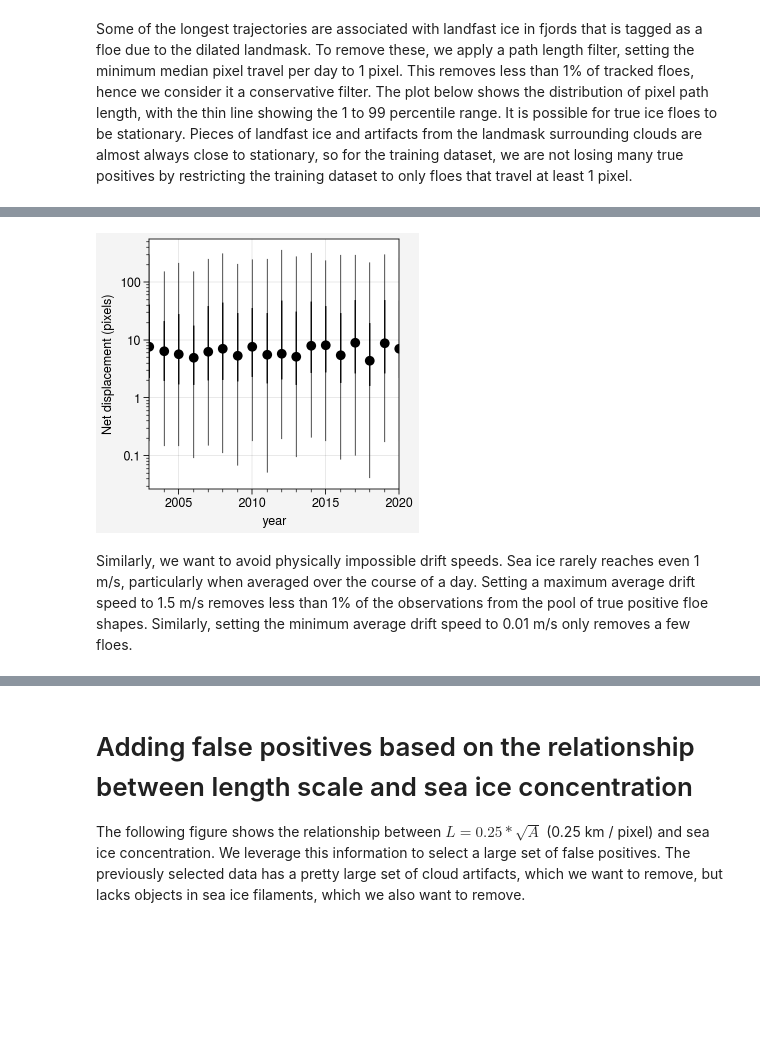
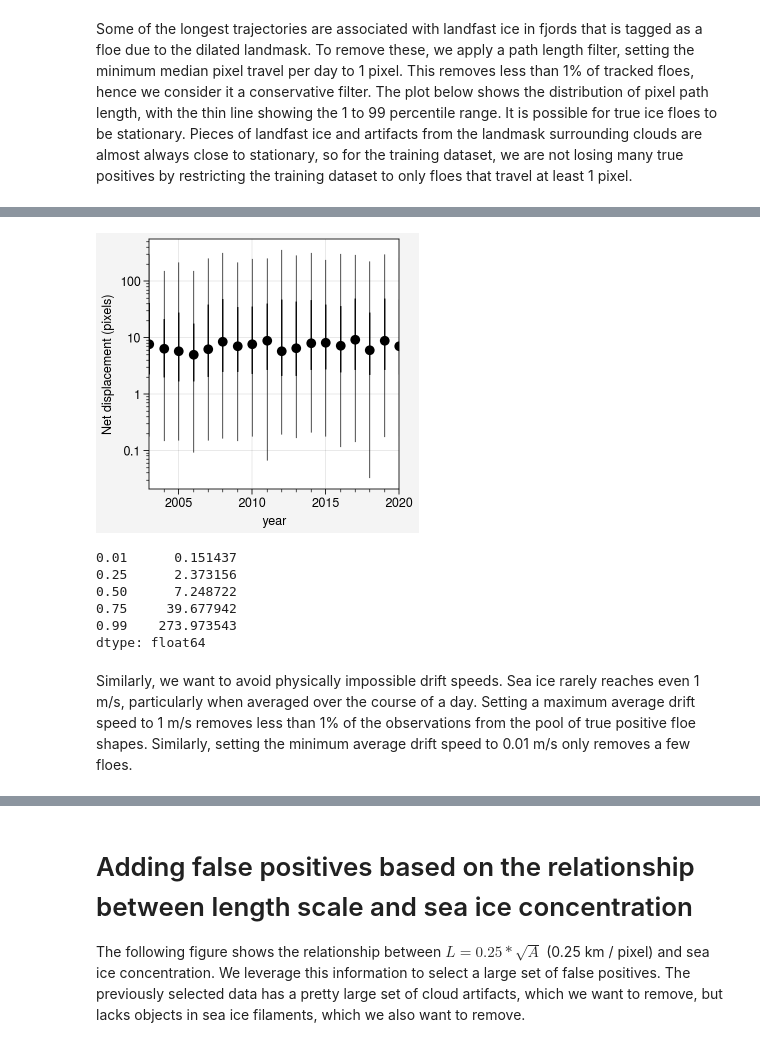
Before and after one commit to WilhelmusLab/process_fram_strait_v0, a Jupyter notebook: notebooks/logistic_regression_classifier.ipynb, the cells around one changed output, grey strips where cells are left out. Cells and saved outputs as stored; diff of their text form; code cells hidden in the pictures; blank space fills up the shorter version.

```diff
--- a/notebooks/logistic_regression_classifier.ipynb
+++ b/notebooks/logistic_regression_classifier.ipynb
@@ -39,6 +39,7 @@ warnings.simplefilter('ignore')
 ift_dfs = {}
 for year in range(2003, 2021):
     ift_df = pd.read_csv('../data/temp/floe_properties_brightness/ift_floe_properties_with_pixel_brightness_{y}.csv'.format(y=year))
+    ift_df = ift_df.loc[(ift_df.nsidc_sic <= 1.0) & ift_df.x_stere.notnull()]
     ift_df['datetime'] = pd.to_datetime(ift_df['datetime'])
     ift_df['circularity'] = 4*np.pi*ift_df['area']/ift_df['perimeter']**2
     # Scale the pixel brightness data to 0-1
@@ -63,8 +64,11 @@ def estimated_mean_speed(floe_df):
 # %%
+%%time
 # Calculate the 1st percentile range for the median pixel path length for identified floes
 fig, ax = pplt.subplots()
+net_px = []
 for year in ift_dfs:
     pls = ift_dfs[year].groupby('floe_id').apply(net_displacement_pixels)
+    net_px.append(pls)
     ax.plot([year, year], pls.quantile([0.01, 0.99]), lw=0.5, marker='', color='k')
     ax.plot([year, year], pls.quantile([0.25, 0.75]), lw=1, marker='', color='k')
     ax.plot([year], pls.quantile([0.5]), lw=0, marker='o', color='k')
@@ -73,4 +79,15 @@ ax.format(xlabel='year', ylabel='Net displacement (pixels)', yscale='log')
-[figure, old version]
+[figure, new version]
+# %%
+all_floes = pd.concat(net_px)
+all_floes = all_floes[all_floes.index != 'unmatched']
+all_floes.quantile([0.01, 0.25, 0.5, 0.75, 0.99])
+# %% [output]
+0.01      0.151437
+0.25      2.373156
+0.50      7.248722
+0.75     39.677942
+0.99    273.973543
+dtype: float64
 # %% [markdown]
-Similarly, we want to avoid physically impossible drift speeds. Sea ice rarely reaches even 1 m/s, particularly when averaged over the course of a day. Setting a maximum average drift speed to 1.5 m/s removes less than 1% of the observations from the pool of true positive floe shapes. Similarly, setting the minimum average drift speed to 0.01 m/s only removes a few floes.
+Similarly, we want to avoid physically impossible drift speeds. Sea ice rarely reaches even 1 m/s, particularly when averaged over the course of a day. Setting a maximum average drift speed to 1 m/s removes less than 1% of the observations from the pool of true positive floe shapes. Similarly, setting the minimum average drift speed to 0.01 m/s only removes a few floes.
 # %%
```
Also changed, not shown: parts of 36 cells of this notebook, 4 other files.
